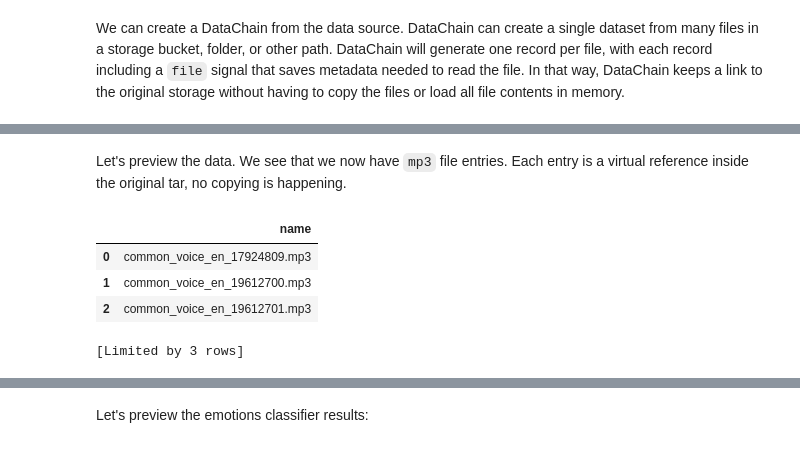
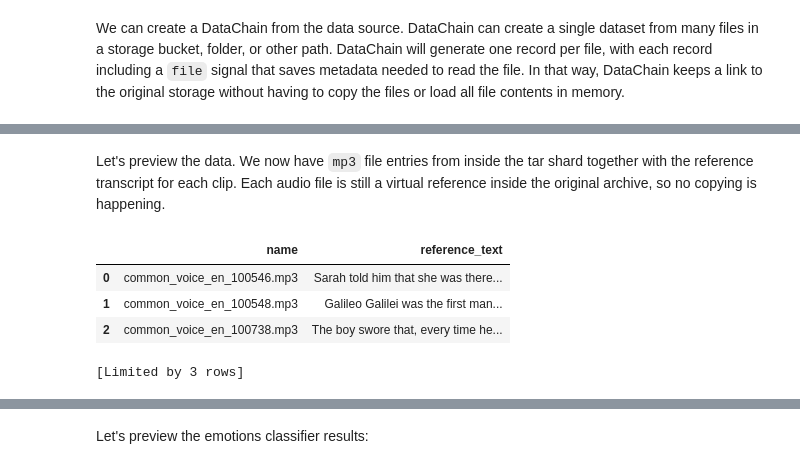
Before and after one commit to datachain-ai/datachain-examples, a Jupyter notebook: audio/hf_common_voice.ipynb, the cells around one changed output, grey strips where cells are left out. Drawn from its saved outputs; the diff is of its cells as text; code cells hidden in the pictures.

```diff
--- a/audio/hf_common_voice.ipynb
+++ b/audio/hf_common_voice.ipynb
@@ -65,24 +64,35 @@ You can see that as a result we are getting references to thefiles like `README`
 # %%
 from datachain.lib.tar import process_tar
 
+transcript_dc = (
+    dc.read_csv(
+        "hf://datasets/fsicoli/common_voice_22_0/transcript/en/dev.tsv",
+        delimiter="\t",
+        source=False,
+        # The English TSV has messy values in sentence_domain, so pin it to string.
+        column_types={"sentence_domain": "string"},
+    )
+    .persist()
+)
+
 repo_dc = (
-    dc.read_storage("hf://datasets/mozilla-foundation/common_voice_17_0")
+    dc.read_storage("hf://datasets/fsicoli/common_voice_22_0/audio/en/dev")
         .settings(cache=True)
-        .filter(C("file.path").glob("*/en/train/*.tar"))
-  	    .limit(1)
         .gen(file=process_tar)
         .mutate(name=path.name(C("file.path")))
+        .merge(transcript_dc, on="name", right_on="path", inner=True)
+        .mutate(reference_text=C("sentence"))
         .persist()
 )
 # %% [markdown]
-Let's preview the data. We see that we now have `mp3` file entries. Each entry is a virtual reference inside the original tar, no copying is happening.
+Let's preview the data. We now have `mp3` file entries from inside the tar shard together with the reference transcript for each clip. Each audio file is still a virtual reference inside the original archive, so no copying is happening.
 # %%
-repo_dc.select("name").show(3)
+repo_dc.select("name", "reference_text").show(3)
 # %% [output]
-|  | name |
-| 0 | common_voice_en_17924809.mp3 |
-| 1 | common_voice_en_19612700.mp3 |
-| 2 | common_voice_en_19612701.mp3 |
+|  | name | reference_text |
+| 0 | common_voice_en_100546.mp3 | Sarah told him that she was there... |
+| 1 | common_voice_en_100548.mp3 | Galileo Galilei was the first man... |
+| 2 | common_voice_en_100738.mp3 | The boy swore that, every time he... |
 [Limited by 3 rows]
 # %% [markdown]
 <a id='emotions'></a>
```
Also changed, not shown: parts of 21 cells of this notebook.
